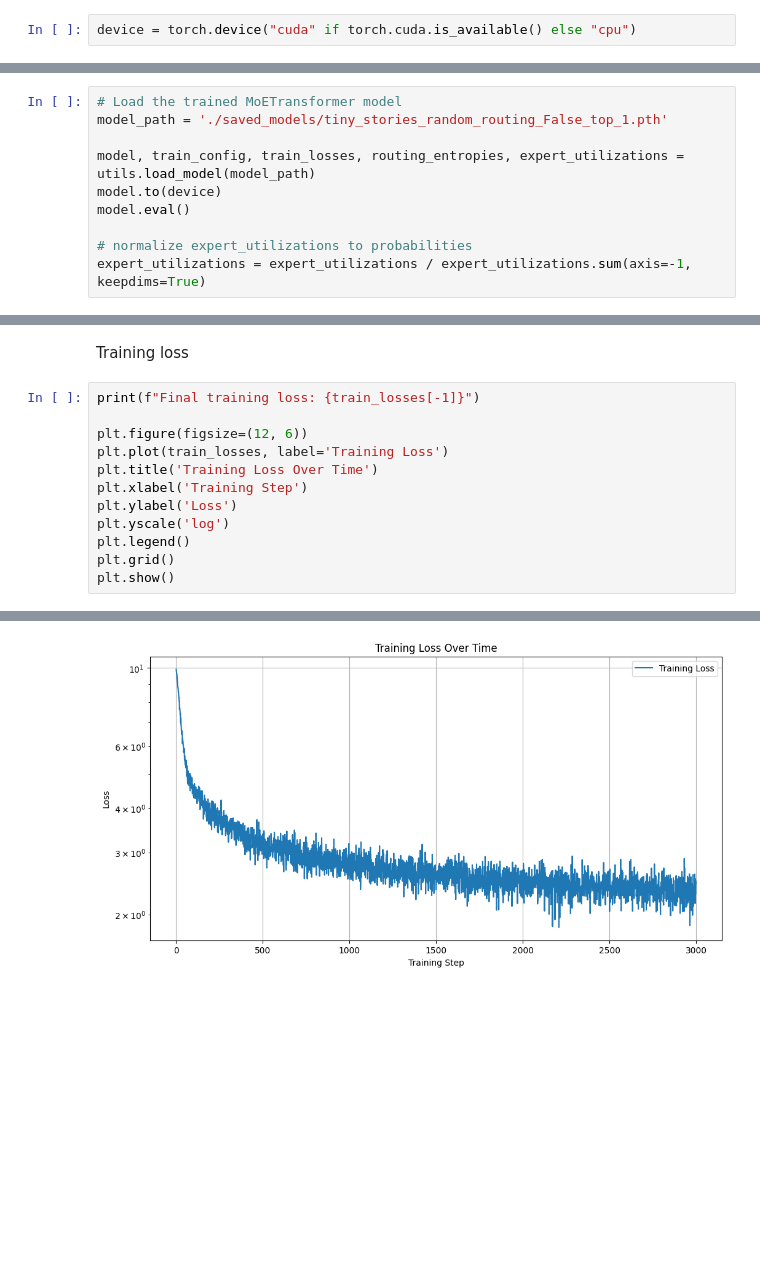
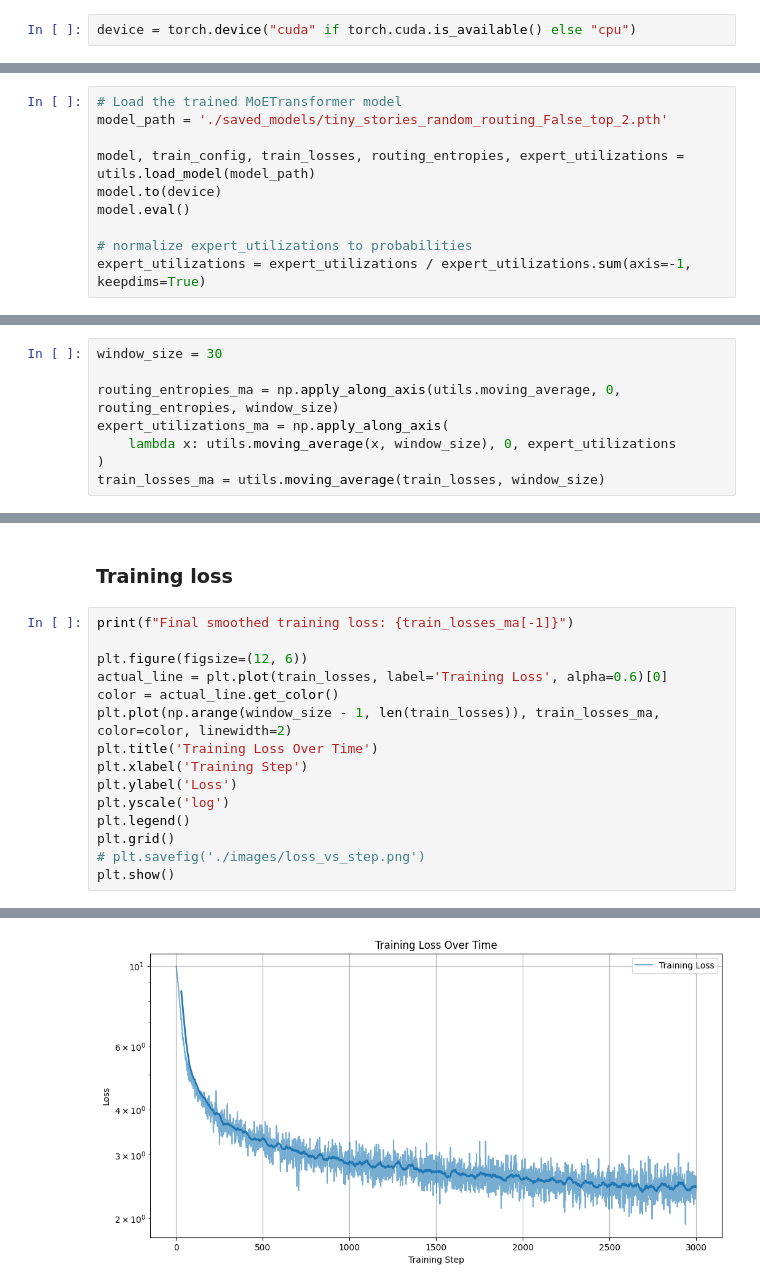
Before and after one commit to tsh-03/moe-experiments, a Jupyter notebook: moe-analyze.ipynb, the cells around one changed output, grey strips where cells are left out. Saved outputs shown, nothing was run; the diff lists cells and outputs as text; blank space fills up the shorter version.

```diff
--- a/moe-analyze.ipynb
+++ b/moe-analyze.ipynb
@@ -26,6 +59,6 @@ device = torch.device("cuda" if torch.cuda.is_available() else "cpu")
 # %%
 # Load the trained MoETransformer model
-model_path = './saved_models/tiny_stories_random_routing_False_top_1.pth'
+model_path = './saved_models/tiny_stories_random_routing_False_top_2.pth'
 
 model, train_config, train_losses, routing_entropies, expert_utilizations = utils.load_model(model_path)
 model.to(device)
@@ -37,0 +73,8 @@ Model loaded from ./saved_models/tiny_stories_random_routing_False_top_1.pth
+# %%
+window_size = 30
+
+routing_entropies_ma = np.apply_along_axis(utils.moving_average, 0, routing_entropies, window_size)
+expert_utilizations_ma = np.apply_along_axis(
+    lambda x: utils.moving_average(x, window_size), 0, expert_utilizations
+)
+train_losses_ma = utils.moving_average(train_losses, window_size)
@@ -79,15 +123,18 @@ Generation loop finished.
 # %% [markdown]
-Training loss
+### Training loss
 # %%
-print(f"Final training loss: {train_losses[-1]}")
+print(f"Final smoothed training loss: {train_losses_ma[-1]}")
 
 plt.figure(figsize=(12, 6))
-plt.plot(train_losses, label='Training Loss')
+actual_line = plt.plot(train_losses, label='Training Loss', alpha=0.6)[0]
+color = actual_line.get_color()
+plt.plot(np.arange(window_size - 1, len(train_losses)), train_losses_ma, color=color, linewidth=2)
 plt.title('Training Loss Over Time')
 plt.xlabel('Training Step')
 plt.ylabel('Loss')
 plt.yscale('log')
 plt.legend()
 plt.grid()
+# plt.savefig('./images/loss_vs_step.png')
 plt.show()
 # %% [output]
@@ -95,2 +142,2 @@ Final training loss: 2.441101551055908
-[figure, old version]
+[figure, new version]
 # %% [markdown]
```
Also changed, not shown: parts of 25 cells of this notebook, 30 other files.
